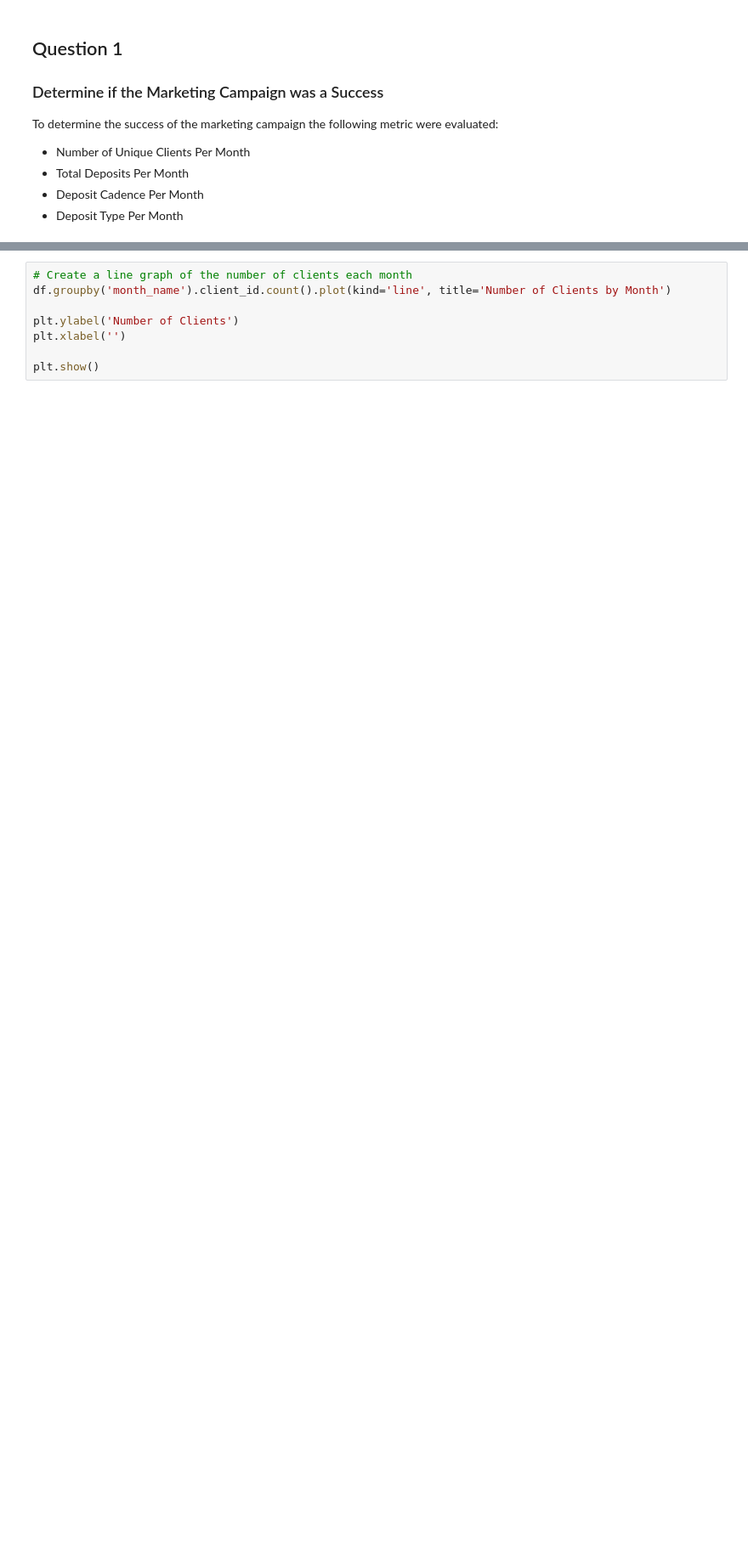
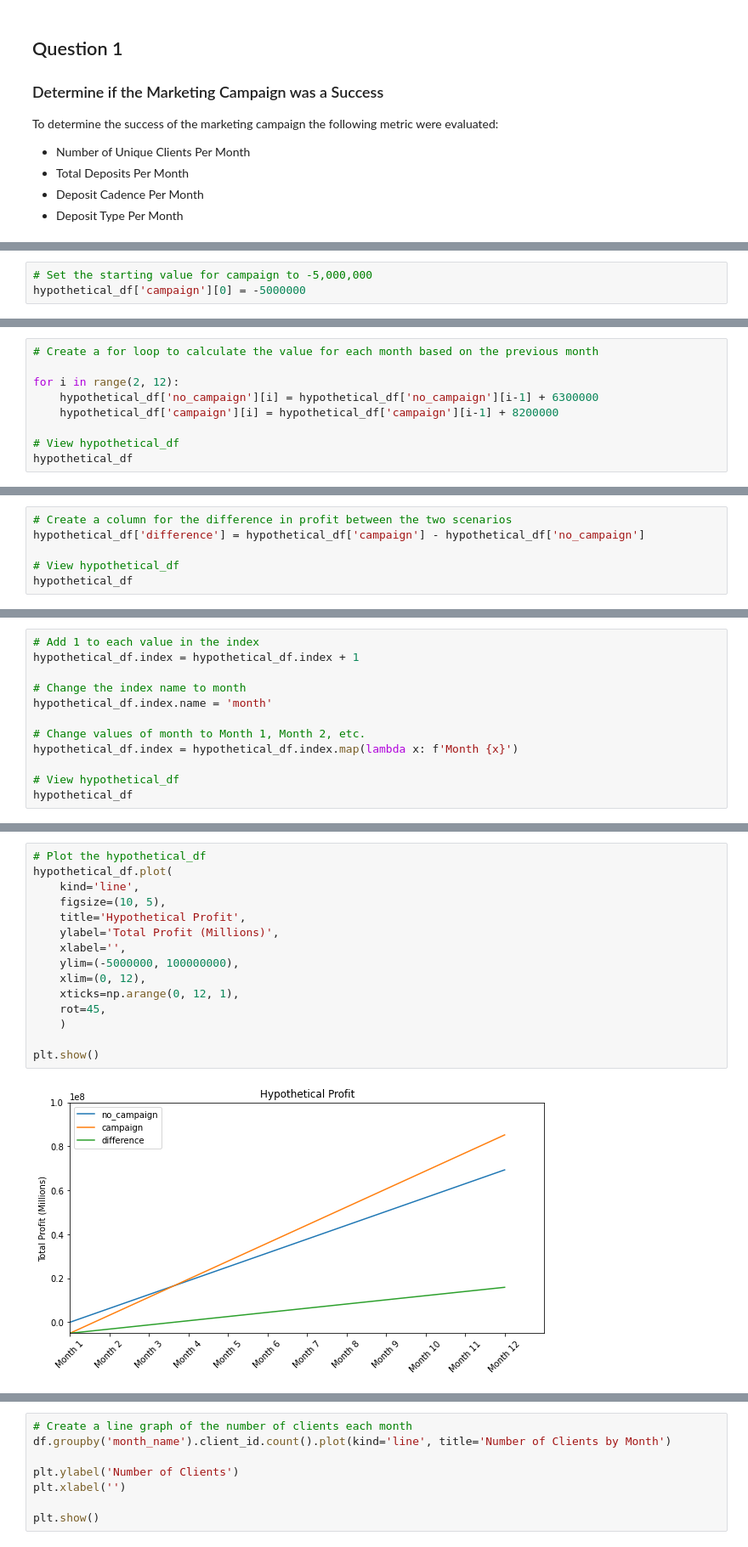
Before and after one commit to AvatarJoshi/marketing_campaign_analysis, a Jupyter notebook: marketing_analysis.ipynb, the cells around one changed output, grey strips where cells are left out. Shown: that part at 85% size. Saved outputs shown, nothing was run; the diff lists cells and outputs as text; blank space fills up the shorter version.

```diff
--- a/marketing_analysis.ipynb
+++ b/marketing_analysis.ipynb
@@ -336,0 +414,3 @@ To determine the success of the marketing campaign the following metric were eva
+# %%
+# Set the starting value for campaign to -5,000,000
+hypothetical_df['campaign'][0] = -5000000
@@ -336,0 +421,9 @@ To determine the success of the marketing campaign the following metric were eva
+# %%
+# Create a for loop to calculate the value for each month based on the previous month
+
+for i in range(2, 12):
+    hypothetical_df['no_campaign'][i] = hypothetical_df['no_campaign'][i-1] + 6300000
+    hypothetical_df['campaign'][i] = hypothetical_df['campaign'][i-1] + 8200000
+
+# View hypothetical_df
+hypothetical_df
@@ -336,0 +444,6 @@ To determine the success of the marketing campaign the following metric were eva
+# %%
+# Create a column for the difference in profit between the two scenarios
+hypothetical_df['difference'] = hypothetical_df['campaign'] - hypothetical_df['no_campaign']
+
+# View hypothetical_df
+hypothetical_df
@@ -336,0 +464,12 @@ To determine the success of the marketing campaign the following metric were eva
+# %%
+# Add 1 to each value in the index
+hypothetical_df.index = hypothetical_df.index + 1
+
+# Change the index name to month
+hypothetical_df.index.name = 'month'
+
+# Change values of month to Month 1, Month 2, etc.
+hypothetical_df.index = hypothetical_df.index.map(lambda x: f'Month {x}')
+
+# View hypothetical_df
+hypothetical_df
@@ -336,0 +491,17 @@ To determine the success of the marketing campaign the following metric were eva
+# %%
+# Plot the hypothetical_df
+hypothetical_df.plot(
+    kind='line',
+    figsize=(10, 5),
+    title='Hypothetical Profit',
+    ylabel='Total Profit (Millions)',
+    xlabel='',
+    ylim=(-5000000, 100000000),
+    xlim=(0, 12),
+    xticks=np.arange(0, 12, 1),
+    rot=45,
+    )
+
+plt.show()
+# %% [output]
+[figure, added]
```
Also changed, not shown: parts of 24 cells of this notebook.
